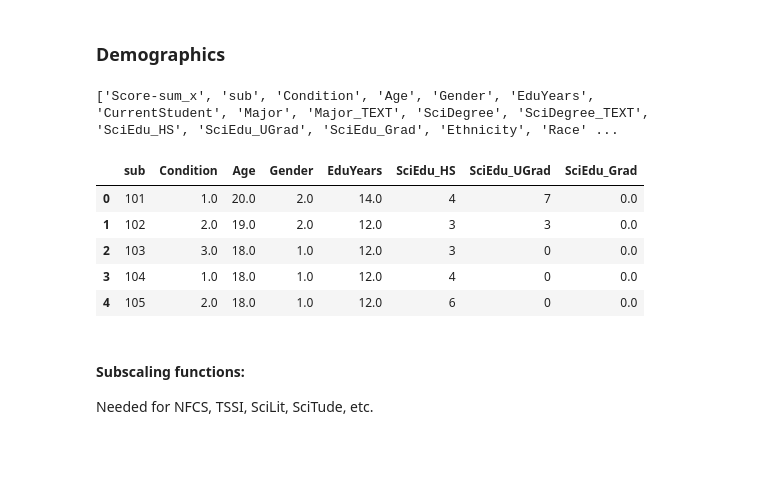
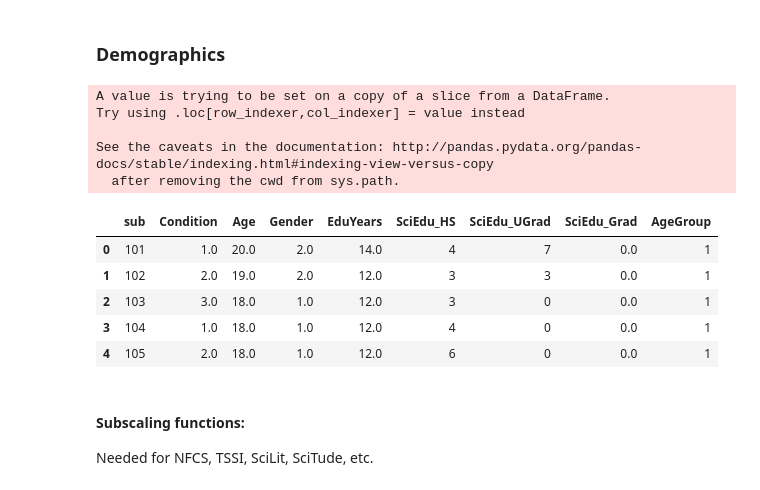
Before and after one commit to lighthall-lab/scilearn, a Jupyter notebook: 0.4.join_data.ipynb, the cells around one changed output. Saved outputs shown, nothing was run; the diff lists cells and outputs as text; code cells hidden in the pictures; blank space fills up the shorter version.

```diff
--- a/0.4.join_data.ipynb
+++ b/0.4.join_data.ipynb
@@ -63,22 +63,24 @@ frames[3].head()
 5 rows × 173 columns
 # %% [markdown]
 ### Demographics
-# %%
-print([c for c in frames[3].columns])
-# %% [output]
-['Score-sum_x', 'sub', 'Condition', 'Age', 'Gender', 'EduYears', 'CurrentStudent', 'Major', 'Major_TEXT', 'SciDegree', 'SciDegree_TEXT', 'SciEdu_HS', 'SciEdu_UGrad', 'SciEdu_Grad', 'Ethnicity', 'Race' ...
 # %%
 demog_df = frames[3][[
     'sub','Condition','Age','Gender','EduYears','SciEdu_HS','SciEdu_UGrad','SciEdu_Grad'
 ]]
+demog_df['AgeGroup'] = demog_df['sub'].astype(str).str[0]
 demog_df.head()
 # %% [output]
+A value is trying to be set on a copy of a slice from a DataFrame.
+Try using .loc[row_indexer,col_indexer] = value instead
+
+See the caveats in the documentation: http://pandas.pydata.org/pandas-docs/stable/indexing.html#indexing-view-versus-copy
+  after removing the cwd from sys.path.
-|  | sub | Condition | Age | Gender | EduYears | SciEdu_HS | SciEdu_UGrad | SciEdu_Grad |
-| 0 | 101 | 1.0 | 20.0 | 2.0 | 14.0 | 4 | 7 | 0.0 |
-| 1 | 102 | 2.0 | 19.0 | 2.0 | 12.0 | 3 | 3 | 0.0 |
-| 2 | 103 | 3.0 | 18.0 | 1.0 | 12.0 | 3 | 0 | 0.0 |
-| 3 | 104 | 1.0 | 18.0 | 1.0 | 12.0 | 4 | 0 | 0.0 |
-| 4 | 105 | 2.0 | 18.0 | 1.0 | 12.0 | 6 | 0 | 0.0 |
+|  | sub | Condition | Age | Gender | EduYears | SciEdu_HS | SciEdu_UGrad | SciEdu_Grad | AgeGroup |
+| 0 | 101 | 1.0 | 20.0 | 2.0 | 14.0 | 4 | 7 | 0.0 | 1 |
+| 1 | 102 | 2.0 | 19.0 | 2.0 | 12.0 | 3 | 3 | 0.0 | 1 |
+| 2 | 103 | 3.0 | 18.0 | 1.0 | 12.0 | 3 | 0 | 0.0 | 1 |
+| 3 | 104 | 1.0 | 18.0 | 1.0 | 12.0 | 4 | 0 | 0.0 | 1 |
+| 4 | 105 | 2.0 | 18.0 | 1.0 | 12.0 | 6 | 0 | 0.0 | 1 |
 # %% [markdown]
 #### Subscaling functions:
 Needed for NFCS, TSSI, SciLit, SciTude, etc.
```
Also changed, not shown: parts of 1 cell of this notebook.
